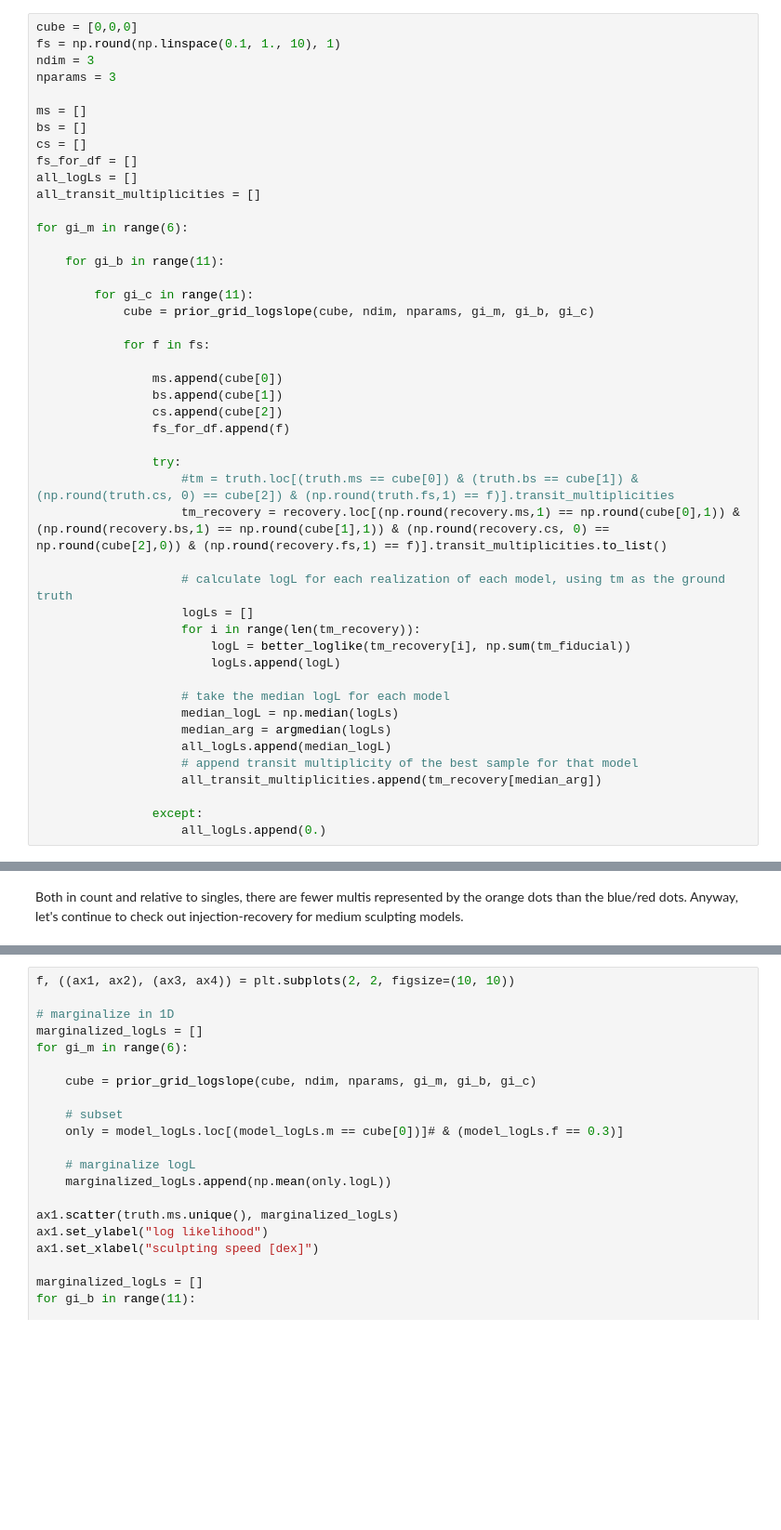
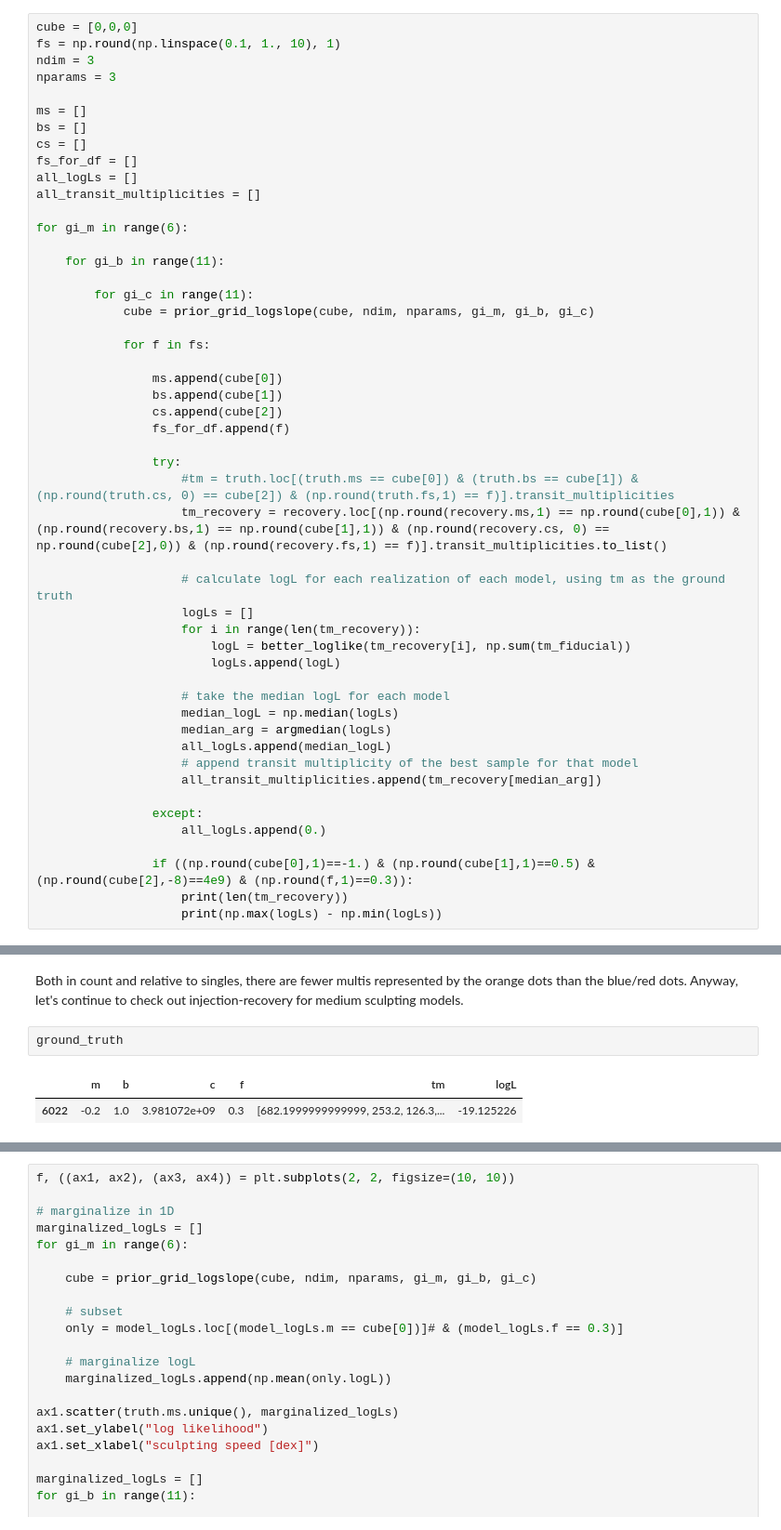
Before and after one commit to exoclam/mastrangelo, a Jupyter notebook: notebooks/injection-recovery.ipynb, the cells around one changed output, grey strips where cells are left out. Shown at 93% size. Saved outputs shown, nothing was run; the diff lists cells and outputs as text; blank space fills up the shorter version.

```diff
--- a/notebooks/injection-recovery.ipynb
+++ b/notebooks/injection-recovery.ipynb
@@ -244,3 +244,7 @@ for gi_m in range(6):
 
                 except:
                     all_logLs.append(0.)
+
+                if ((np.round(cube[0],1)==-1.) & (np.round(cube[1],1)==0.5) & (np.round(cube[2],-8)==4e9) & (np.round(f,1)==0.3)):
+                    print(len(tm_recovery))
+                    print(np.max(logLs) - np.min(logLs))
@@ -895,6 +902,11 @@ plt.show()
 [figure]
 # %% [markdown]
 Both in count and relative to singles, there are fewer multis represented by the orange dots than the blue/red dots. Anyway, let's continue to check out injection-recovery for medium sculpting models.
+# %%
+ground_truth
+# %% [output]
+|  | m | b | c | f | tm | logL |
+| 6022 | -0.2 | 1.0 | 3.981072e+09 | 0.3 | [682.1999999999999, 253.2, 126.3,... | -19.125226 |
 # %%
 cube = [0,0,0]
 fs = np.round(np.linspace(0.1, 1., 10), 1)
```
Also changed, not shown: parts of 9 cells of this notebook, 3 other files.
